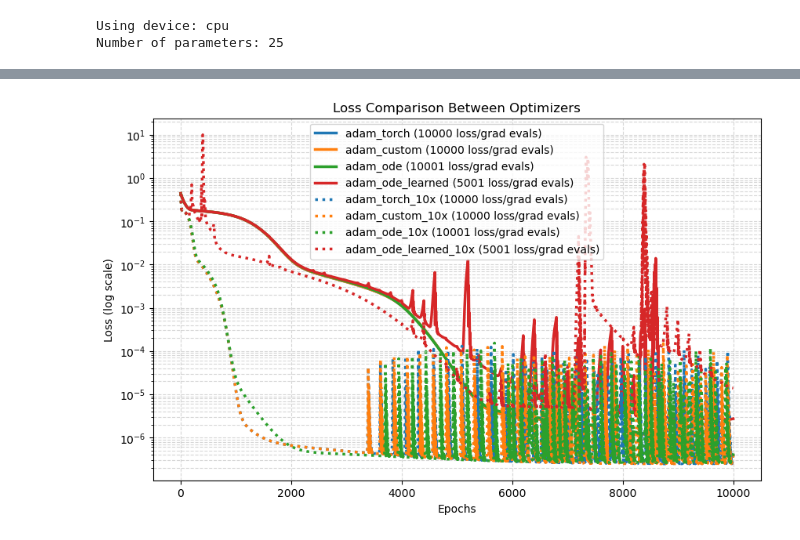
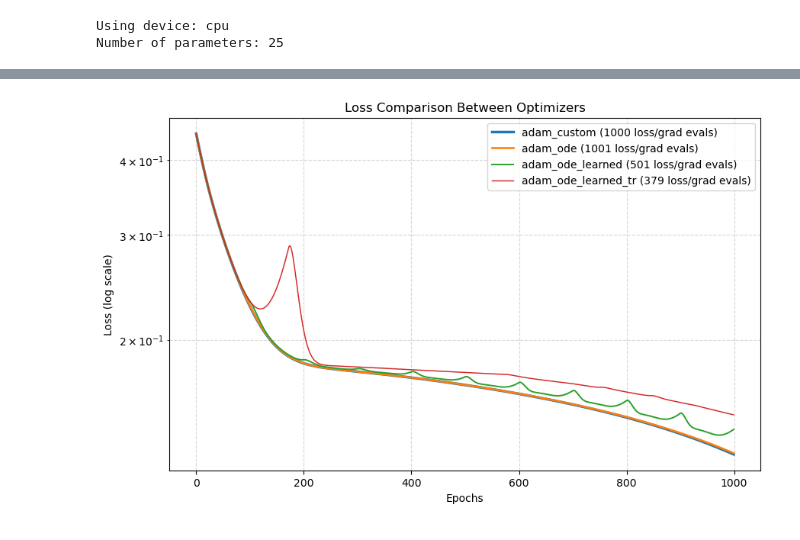
Before and after one commit to gnorman7/learning_gradient_flow, a Jupyter notebook: notebooks/adam_ode_learned.ipynb, the cells around one changed output, grey strips where cells are left out. Drawn from its saved outputs; the diff is of its cells as text; code cells hidden in the pictures.

Commit message:
some adam tests and added data-driven trust-region for better batching behavior

```diff
--- a/notebooks/adam_ode_learned.ipynb
+++ b/notebooks/adam_ode_learned.ipynb
@@ -55,7 +49,7 @@ Using device: cpu
 Number of parameters: 25
 # %%
 # Training loop
-epochs = 10000
+epochs = 1000
 batch_size = n_data
 # batch_size = n_data // 10
 # data loader
@@ -63,26 +57,16 @@ train_dataset = torch.utils.data.TensorDataset(x, y)
 train_loader = torch.utils.data.DataLoader(train_dataset, batch_size=batch_size, shuffle=True)
 n_batches = len(train_loader)
 
-# do above, but easier
-# optimizer_names = [
-#                 # 'gradient_flow',
-#                    'sgd01',
-#                 #    'adam001',
-#                    'sindy_flow',
-#                    'sindy_flow_tr',
-#                    'sindy_flow_weak',
-#                    'sindy_flow_tr_weak',
-#                 #    'sindy_flow_adam'
-#                    ]
 optimizer_names = [
-                    'adam_torch',
+                    # 'adam_torch',
                     'adam_custom',
                     'adam_ode',
                     'adam_ode_learned',
-                    'adam_torch_10x',
-                    'adam_custom_10x',
-                    'adam_ode_10x',
-                    'adam_ode_learned_10x'
+                    'adam_ode_learned_tr',
+                    # 'adam_torch_10x',
+                    # 'adam_custom_10x',
+                    # 'adam_ode_10x',
+                    # 'adam_ode_learned_10x'
                   ]
 optimizers = {}
 for opt_name in optimizer_names:
@@ -93,10 +77,8 @@ for opt_name in optimizer_names:
         'param_history': []
     }
 
-# history_size = 100
-# retrain_interval = 148
-history_size = 100
-retrain_interval = 200
+history_size = 50
+retrain_interval = 100
 
 # betas = (0.9, 0.999)
 betas = (0.9, 0.999)
@@ -108,12 +90,21 @@ solver_fn = sindy_tools.dense_solver
 solver_params = None
 # solver_fn = sindy_tools.stls_sparse_solver
 # solver_params = sindy_tools.SparseSolverParams(threshold=0.0, normalize_columns=False)
-sindy_params = sindy_tools.SINDyParams(poly_order=1, include_bias=True,
+sindy_params = sindy_tools.SINDyParams(poly_order=3, include_bias=True,
                                        solver_fn=solver_fn, solver_params=solver_params)
 # sindy_params = sindy_tools.SINDyParams(poly_order=4, include_bias=True)
 
-optimizers['adam_torch']['optimizer'] = torch.optim.Adam(
-    optimizers['adam_torch']['model'].parameters(), lr=lr, betas=betas)
+trc = adam_flow_optimizer.TrustRegionControl(
+    cosine_similarity_good_threshold=0.2,
+    cosine_similarity_bad_threshold=-0.2,
+    radius_factor_good=1.5,
+    radius_factor_okay=0.8,
+    radius_factor_bad=0.5,
+    max_radius=0.5
+)
+
+# optimizers['adam_torch']['optimizer'] = torch.optim.Adam(
+#     optimizers['adam_torch']['model'].parameters(), lr=lr, betas=betas)
 optimizers['adam_custom']['optimizer'] = adam_flow_optimizer.CustomAdam(
     optimizers['adam_custom']['model'].parameters(), lr=lr, betas=betas)
 optimizers['adam_ode']['optimizer'] = adam_flow_optimizer.AdamEuler(
@@ -122,18 +113,29 @@ optimizers['adam_ode_learned']['optimizer'] = adam_flow_optimizer.AdamEulerLearn
     optimizers['adam_ode_learned']['model'].parameters(), lr=lr, betas=betas,
     history_size=history_size, retrain_interval=retrain_interval, sindy_params=sindy_params
 )
-optimizers['adam_torch_10x']['optimizer'] = torch.optim.Adam(
-    optimizers['adam_torch_10x']['model'].parameters(), lr=lr*10, betas=betas)
-optimizers['adam_custom_10x']['optimizer'] = adam_flow_optimizer.CustomAdam(
-    optimizers['adam_custom_10x']['model'].parameters(), lr=lr*10, betas=betas)
-optimizers['adam_ode_10x']['optimizer'] = adam_flow_optimizer.AdamEuler(
-    optimizers['adam_ode_10x']['model'].parameters(), lr=lr*10, betas=betas)
-optimizers['adam_ode_learned_10x']['optimizer'] = adam_flow_optimizer.AdamEulerLearned(
-    optimizers['adam_ode_learned_10x']['model'].parameters(), lr=lr*10, betas=betas,
-    history_size=history_size, retrain_interval=retrain_interval, sindy_params=sindy_params
+optimizers['adam_ode_learned_tr']['optimizer'] = adam_flow_optimizer.AdamEulerLearnedTR(
+    optimizers['adam_ode_learned_tr']['model'].parameters(), lr=lr, betas=betas,
+    history_size=history_size, trust_region_control=trc, sindy_params=sindy_params,
+    gamma_tr_radius=0.5,
+    use_data_driven_thresh=True
 )
 
+
+
+
+# optimizers['adam_torch_10x']['optimizer'] = torch.optim.Adam(
+#     optimizers['adam_torch_10x']['model'].parameters(), lr=lr*10, betas=betas)
+# optimizers['adam_custom_10x']['optimizer'] = adam_flow_optimizer.CustomAdam(
+#     optimizers['adam_custom_10x']['model'].parameters(), lr=lr*10, betas=betas)
+# optimizers['adam_ode_10x']['optimizer'] = adam_flow_optimizer.AdamEuler(
+#     optimizers['adam_ode_10x']['model'].parameters(), lr=lr*10, betas=betas)
+# optimizers['adam_ode_learned_10x']['optimizer'] = adam_flow_optimizer.AdamEulerLearned(
+#     optimizers['adam_ode_learned_10x']['model'].parameters(), lr=lr*10, betas=betas,
+#     history_size=history_size, retrain_interval=retrain_interval, sindy_params=sindy_params
+# )
+
 # ensure all start at the same parameters (just use the first model)
+# But add random noise to custom_adam2
 for opt_name, opt_data in optimizers.items():
     name0 = optimizer_names[0]
     if opt_name != name0:
@@ -143,9 +145,9 @@ for opt_name, opt_data in optimizers.items():
     opt_data['param_history'].append(get_flattened_parameters(opt_data['model']))
 
 
-def create_closure(model, optimizer):
+
+def create_closure(model, optimizer, x_batch, y_batch):
     def closure():
-        x_batch, y_batch = next(iter(train_loader))  # Get a batch of data
         optimizer.zero_grad()
         output = model(x_batch)  # Uses global x, y data
         loss = torch.mean((output - y_batch)**2)
@@ -162,7 +164,7 @@ for epoch in range(epochs):
 
         # Create closure for this model/optimizer
         for x_batch, y_batch in train_loader:
-            closure_fn = create_closure(model, optimizer)
+            closure_fn = create_closure(model, optimizer, x_batch, y_batch)
             if 'adam_ode' in opt_name:
                 loss = loss + optimizer.step(closure_fn, same_time=same_time).item()
             else:
@@ -199,15 +201,18 @@ for i, (opt_name, opt_data) in enumerate(optimizers.items()):
     label = f'{opt_name} ({opt_data["func_evals"]} loss/grad evals)'
     plt.semilogy(opt_data['losses'], label=label, linewidth=lw_factor,
                  color=colors[i], linestyle=linestyles[i])
-    # lw_factor *= 0.75
+    lw_factor *= 0.75
 plt.xlabel('Epochs')
 plt.ylabel('Loss (log scale)')
 plt.title('Loss Comparison Between Optimizers')
 plt.legend()
 plt.grid(True, which='both', linestyle='--', alpha=0.5)
 # save fig
+
+t = time.strftime("%m-%d_%H-%M")
+
 plt.savefig(
-    f'figs/learned_adam_ode_lr{lr}_same_time_{same_time}_hs_rt_{history_size}_{retrain_interval}_loss.png',
+    f'figs/learned_adam_stoch/learned_adam_ode_lr{lr}_same_time_{same_time}_hs_rt_{history_size}_{retrain_interval}_loss_{t}.png',
     dpi=300, bbox_inches='tight')
 
 # compare on data
@@ -224,13 +229,13 @@ plt.scatter(x.cpu(), y.cpu(), color='gray', alpha=0.5, label='Data', s=1)
 for i, (opt_name, y_eval_pred) in enumerate(y_eval_preds.items()):
     plt.plot(x_eval.cpu(), y_eval_pred.cpu(), label=opt_name, linewidth=lw_factor,
              color=colors[i], linestyle=linestyles[i])
-    # lw_factor *= 0.75
+    lw_factor *= 0.75
 plt.title('Model Predictions')
 plt.xlabel('x')
 plt.ylabel('y')
 plt.legend()
 
 plt.savefig(
-    f'figs/learned_adam/learned_adam_ode_lr{lr}_same_time_{same_time}_hs_rt_{history_size}_{retrain_interval}_prediction.png',
+    f'figs/learned_adam_stoch/learned_adam_ode_lr{lr}_same_time_{same_time}_hs_rt_{history_size}_{retrain_interval}_prediction_{t}.png',
     dpi=300, bbox_inches='tight')
 # %% [output]
@@ -254 +276 @@ Epoch 10000/10000, Loss: adam_torch: 0.000000, adam_custom: 0.000000, adam_ode:
-[figure, old version]
+[figure, new version]
```
Also changed, not shown: parts of 2 cells of this notebook, 2 other files.
